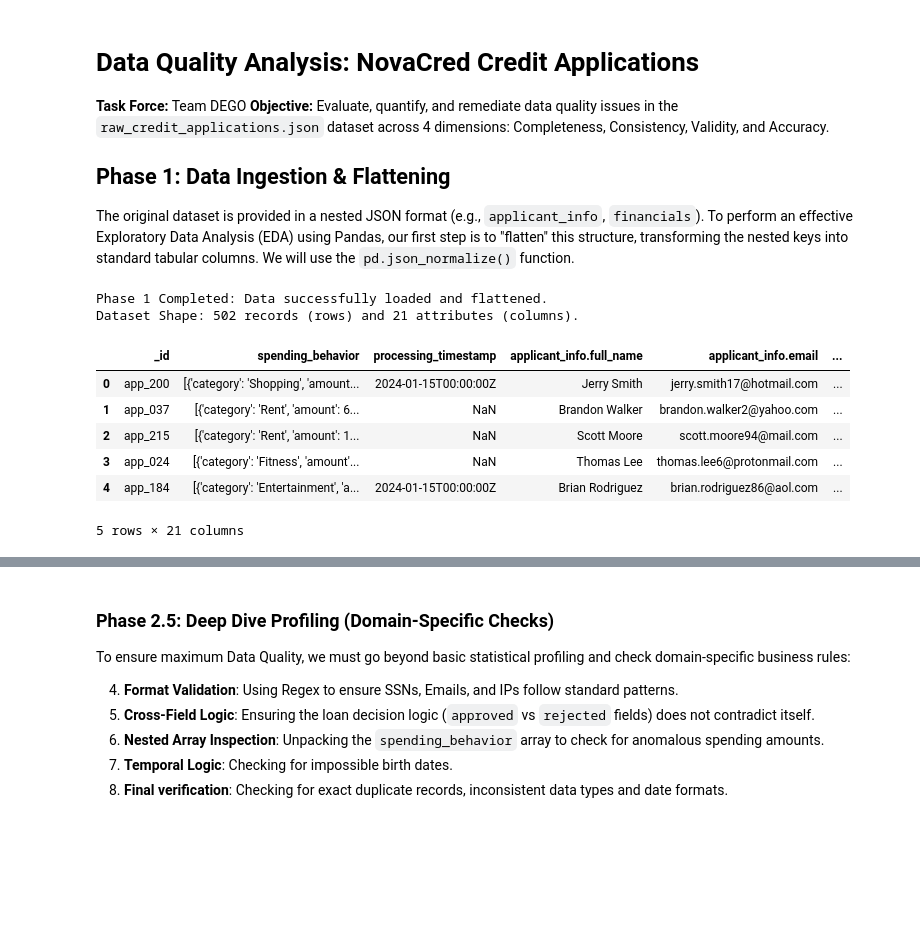
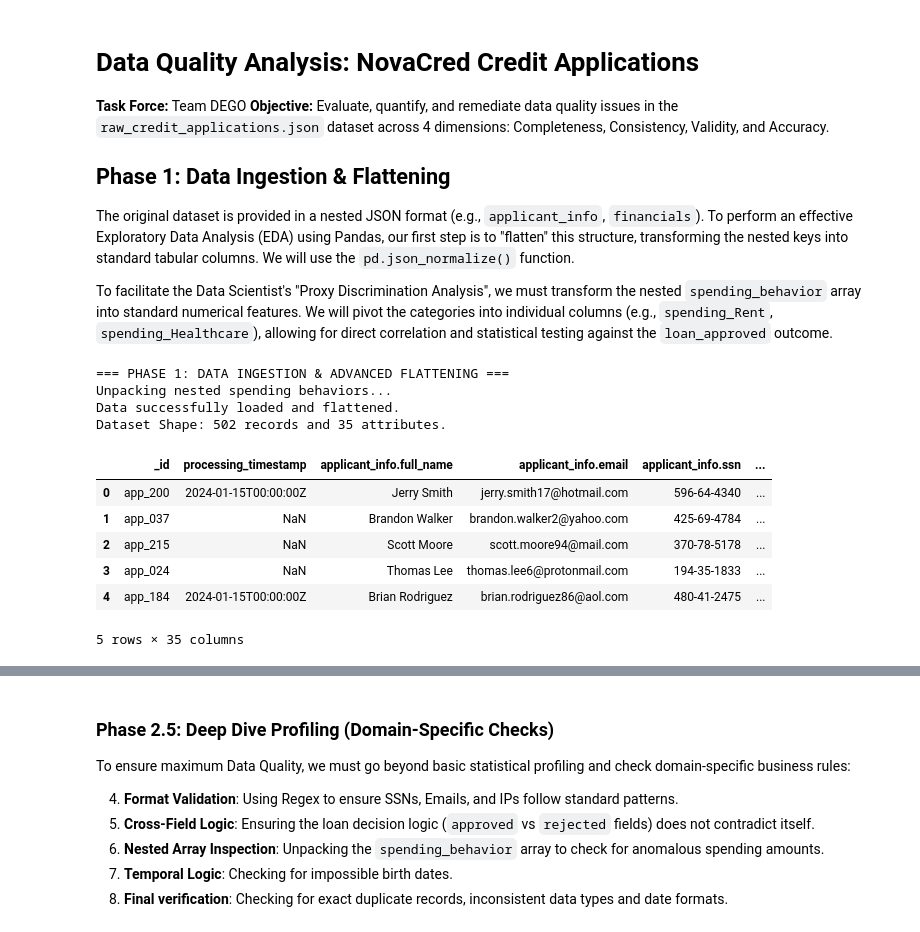
Before and after one commit to Luciamusizzano/dego-project-team1, a Jupyter notebook: notebooks/01-data-quality.ipynb, the cells around one changed output, grey strips where cells are left out. Saved outputs shown, nothing was run; the diff lists cells and outputs as text; code cells hidden in the pictures; blank space fills up the shorter version.

```diff
--- a/notebooks/01-data-quality.ipynb
+++ b/notebooks/01-data-quality.ipynb
@@ -36,30 +36,60 @@ from pymongo import MongoClient
 
 ## Phase 1: Data Ingestion & Flattening
 The original dataset is provided in a nested JSON format (e.g., `applicant_info`, `financials`). To perform an effective Exploratory Data Analysis (EDA) using Pandas, our first step is to "flatten" this structure, transforming the nested keys into standard tabular columns. We will use the `pd.json_normalize()` function.
+
+To facilitate the Data Scientist's "Proxy Discrimination Analysis", we must transform the nested `spending_behavior` array into standard numerical features. We will pivot the categories into individual columns (e.g., `spending_Rent`, `spending_Healthcare`), allowing for direct correlation and statistical testing against the `loan_approved` outcome.
 # %%
+print("=== PHASE 1: DATA INGESTION & ADVANCED FLATTENING ===")
 file_path = '../data/raw/raw_credit_applications.json'
 
-# Uploading the JSON file
 with open(file_path, 'r') as file:
     raw_data = json.load(file)
 
-# Flattening: let's extract the nested dictionaries in single columns
+# 1. Standard Flattening
 df = pd.json_normalize(raw_data)
 
-print("Phase 1 Completed: Data successfully loaded and flattened.")
-print(f"Dataset Shape: {df.shape[0]} records (rows) and {df.shape[1]} attributes (columns).")
+# 2. Advanced Flattening: Explode spending_behavior immediately
+if 'spending_behavior' in df.columns:
+    print("Unpacking nested spending behaviors...")
+    exploded = df.explode('spending_behavior')
 
+    # Extract category and amount
+    exploded['spend_category'] = exploded['spending_behavior'].apply(lambda x: x.get('category') if isinstance(x, dict) else None)
+    exploded['spend_amount'] = exploded['spending_behavior'].apply(lambda x: x.get('amount') if isinstance(x, dict) else 0)
+
+    # Pivot into separate columns
+    spending_pivot = exploded.pivot_table(
+        index='_id',
+        columns='spend_category',
+        values='spend_amount',
+        aggfunc='sum',
+        fill_value=0
+    )
+    spending_pivot.columns = [f'spending_{col}' for col in spending_pivot.columns]
+
+    # Merge back and drop the original nested column
+    df = df.merge(spending_pivot, on='_id', how='left')
+    df.drop(columns=['spending_behavior'], inplace=True)
+
+    # Ensure any missing spending values are set to 0
+    for col in spending_pivot.columns:
+        df[col] = df[col].fillna(0)
+
+print("Data successfully loaded and flattened.")
+print(f"Dataset Shape: {df.shape[0]} records and {df.shape[1]} attributes.")
 display(df.head(5))
 # %% [output]
-Phase 1 Completed: Data successfully loaded and flattened.
-Dataset Shape: 502 records (rows) and 21 attributes (columns).
+=== PHASE 1: DATA INGESTION & ADVANCED FLATTENING ===
+Unpacking nested spending behaviors...
+Data successfully loaded and flattened.
+Dataset Shape: 502 records and 35 attributes.
-|  | _id | spending_behavior | processing_timestamp | applicant_info.full_name | applicant_info.email | ... |
-| 0 | app_200 | [{'category': 'Shopping', 'amount... | 2024-01-15T00:00:00Z | Jerry Smith | jerry.smith17@hotmail.com | ... |
-| 1 | app_037 | [{'category': 'Rent', 'amount': 6... | NaN | Brandon Walker | brandon.walker2@yahoo.com | ... |
-| 2 | app_215 | [{'category': 'Rent', 'amount': 1... | NaN | Scott Moore | scott.moore94@mail.com | ... |
-| 3 | app_024 | [{'category': 'Fitness', 'amount'... | NaN | Thomas Lee | thomas.lee6@protonmail.com | ... |
-| 4 | app_184 | [{'category': 'Entertainment', 'a... | 2024-01-15T00:00:00Z | Brian Rodriguez | brian.rodriguez86@aol.com | ... |
+|  | _id | processing_timestamp | applicant_info.full_name | applicant_info.email | applicant_info.ssn | ... |
+| 0 | app_200 | 2024-01-15T00:00:00Z | Jerry Smith | jerry.smith17@hotmail.com | 596-64-4340 | ... |
+| 1 | app_037 | NaN | Brandon Walker | brandon.walker2@yahoo.com | 425-69-4784 | ... |
+| 2 | app_215 | NaN | Scott Moore | scott.moore94@mail.com | 370-78-5178 | ... |
+| 3 | app_024 | NaN | Thomas Lee | thomas.lee6@protonmail.com | 194-35-1833 | ... |
+| 4 | app_184 | 2024-01-15T00:00:00Z | Brian Rodriguez | brian.rodriguez86@aol.com | 480-41-2475 | ... |
-5 rows × 21 columns
+5 rows × 35 columns
 # %% [markdown]
 ## Phase 2: Systematic Data Profiling (Discovery)
 In the real world, we cannot assume we know the data's flaws. We must build systematic checks to discover issues across the four dimensions of Data Quality.
```
Also changed, not shown: parts of 4 cells of this notebook.
